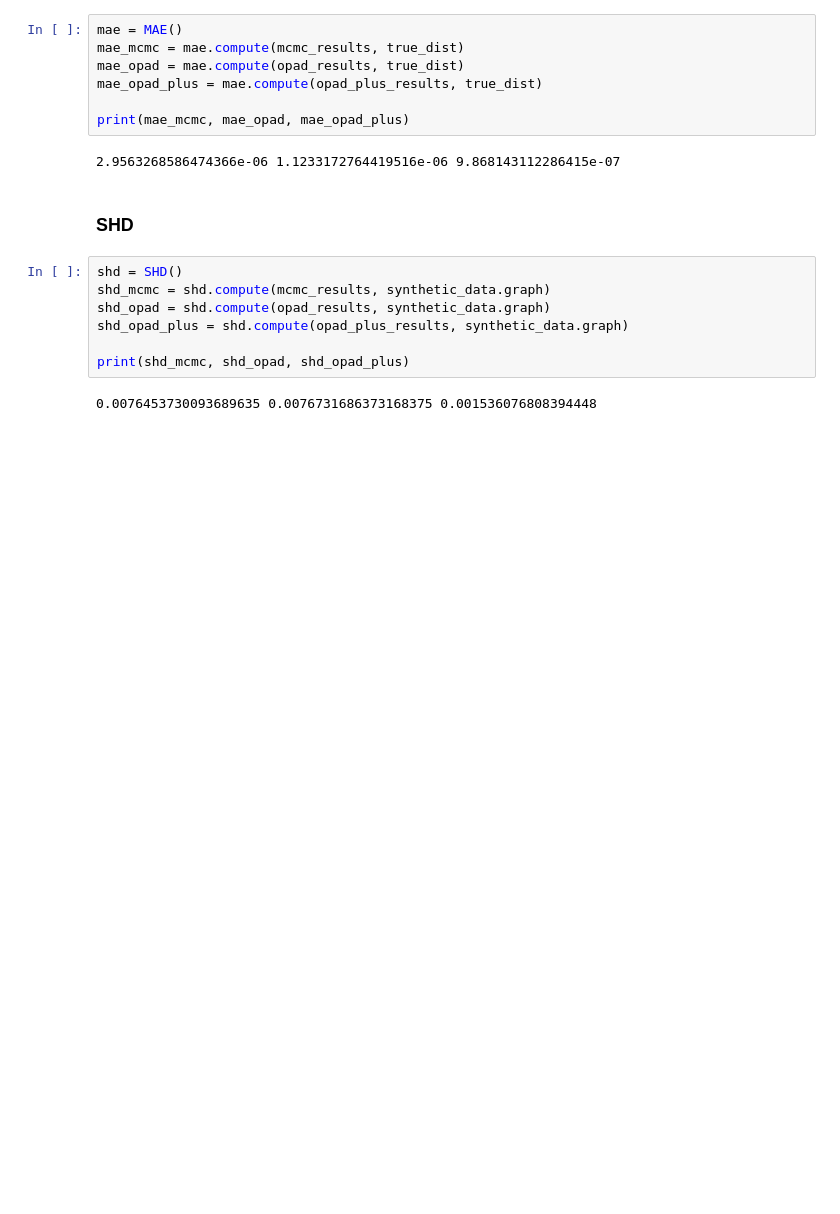
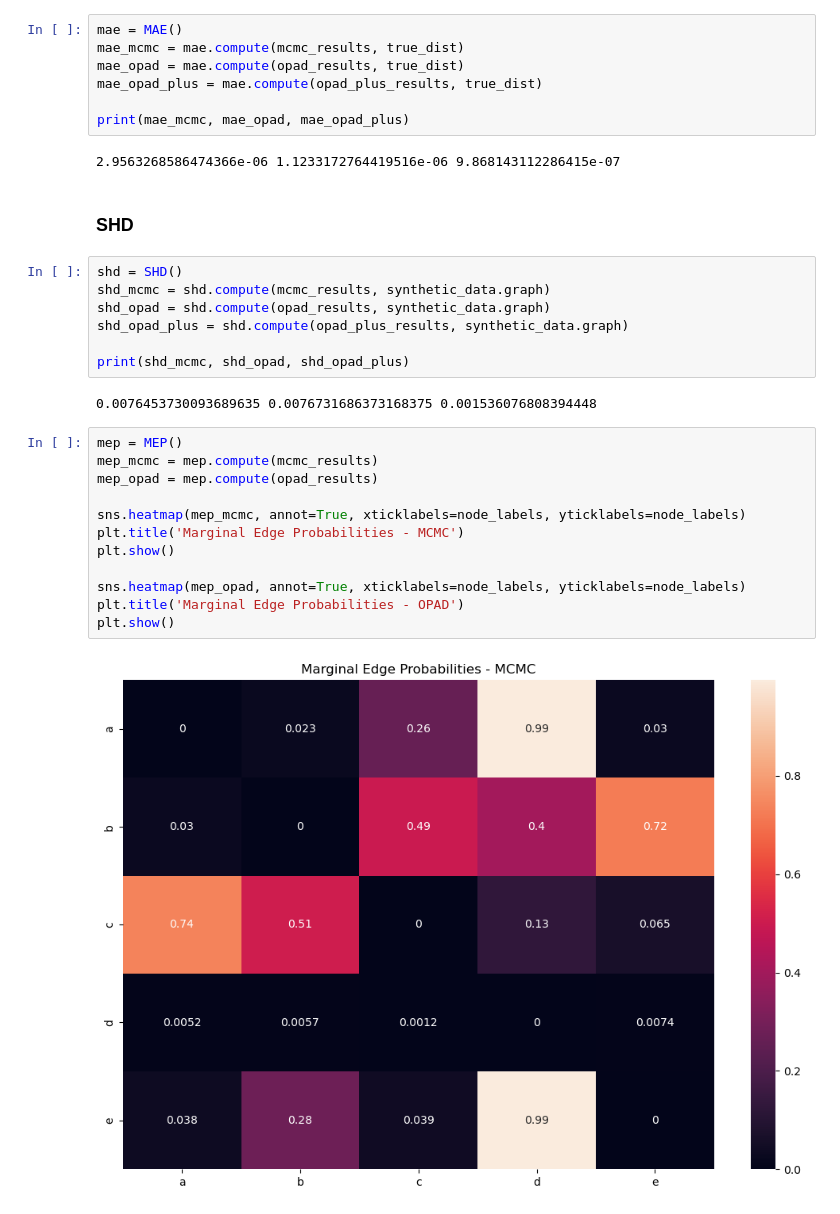
Before and after one commit to human-technology-institute/structure_learning, a Jupyter notebook: examples/structure_mcmc.ipynb, the cells around one changed output. Drawn from its saved outputs; the diff is of its cells as text; blank space fills up the shorter version.

Commit message:
marginal edge and ancestor probabilities; corrected dag->cpdag to account for blocklist

```diff
--- a/examples/structure_mcmc.ipynb
+++ b/examples/structure_mcmc.ipynb
@@ -164,3 +166,17 @@ shd_opad_plus = shd.compute(opad_plus_results, synthetic_data.graph)
 print(shd_mcmc, shd_opad, shd_opad_plus)
 # %% [output]
 0.0076453730093689635 0.0076731686373168375 0.001536076808394448
+# %%
+mep = MEP()
+mep_mcmc = mep.compute(mcmc_results)
+mep_opad = mep.compute(opad_results)
+
+sns.heatmap(mep_mcmc, annot=True, xticklabels=node_labels, yticklabels=node_labels)
+plt.title('Marginal Edge Probabilities - MCMC')
+plt.show()
+
+sns.heatmap(mep_opad, annot=True, xticklabels=node_labels, yticklabels=node_labels)
+plt.title('Marginal Edge Probabilities - OPAD')
+plt.show()
+# %% [output]
+[figure, added]
```
Also changed, not shown: parts of 8 cells of this notebook, 2 other files.
